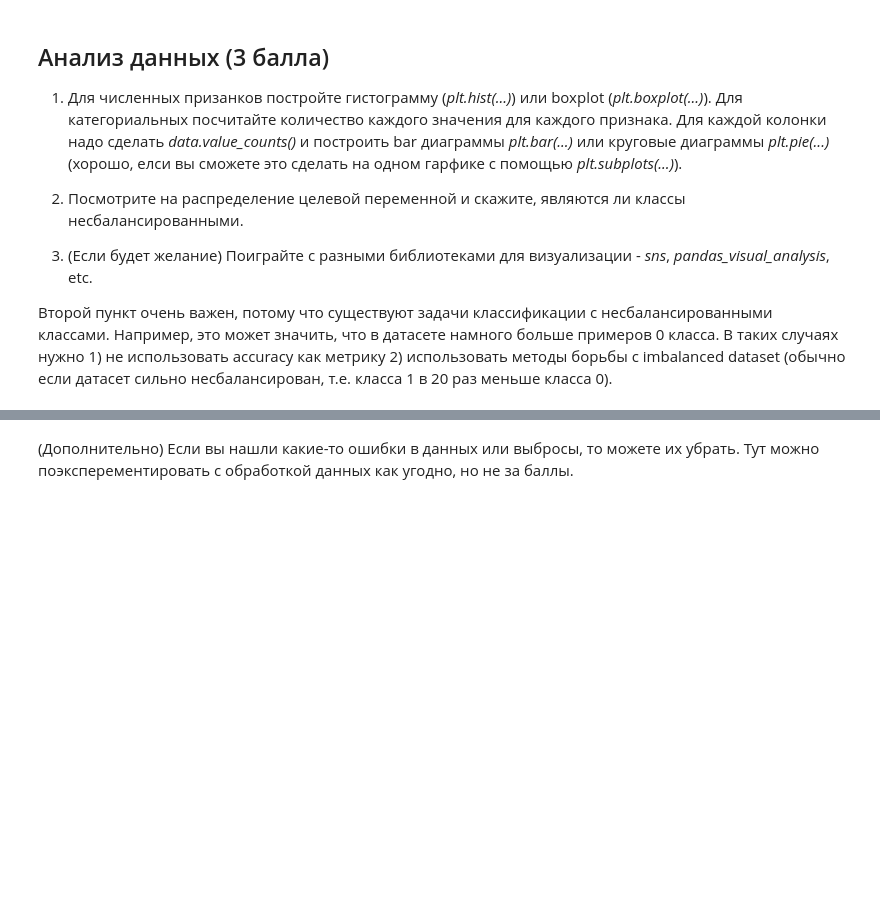
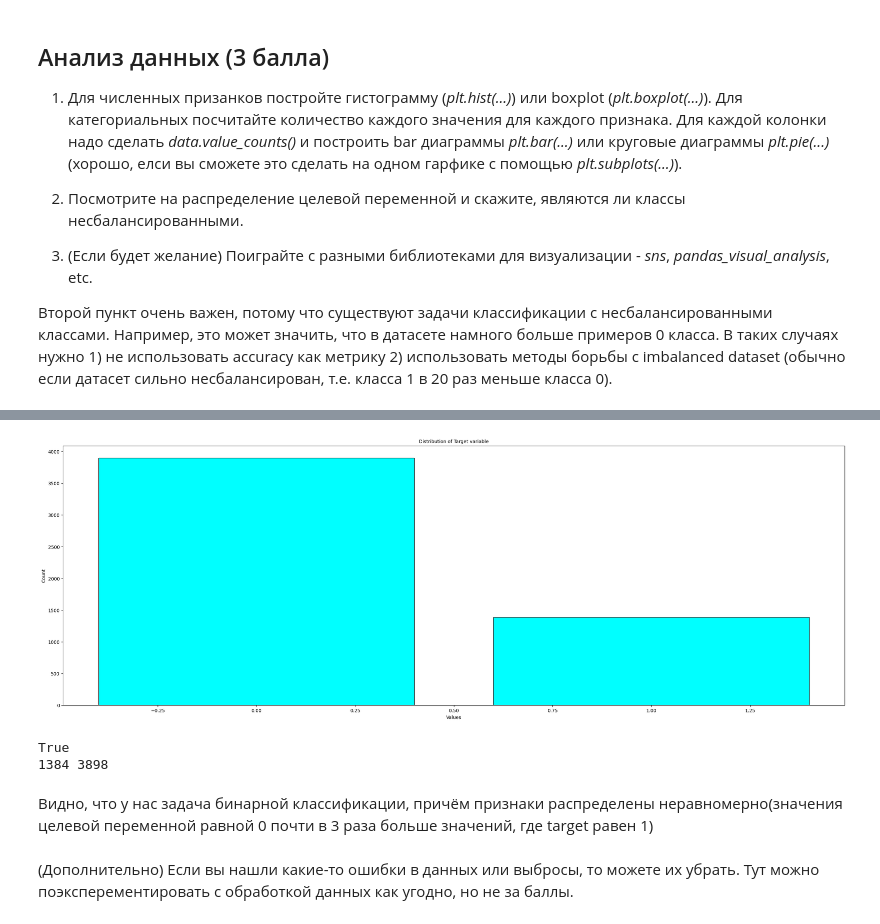
Before and after one commit to bbalandin/Trial, a Jupyter notebook: week_03_composition_model_selection/Homework/hw_3_kaggle.ipynb, the cells around one changed output, grey strips where cells are left out. Saved outputs shown, nothing was run; the diff lists cells and outputs as text; code cells hidden in the pictures; blank space fills up the shorter version.

```diff
--- a/week_03_composition_model_selection/Homework/hw_3_kaggle.ipynb
+++ b/week_03_composition_model_selection/Homework/hw_3_kaggle.ipynb
@@ -244,3 +257,22 @@ TypeError: ufunc 'divide' not supported for the input types, and the inputs coul
+# %%
+target_distribution = data['Churn'].value_counts()
+fig, ax = plt.subplots(figsize=(30, 10))
+ax.bar(target_distribution.index, target_distribution.values, color='cyan', edgecolor='black')
+ax.set_xlabel('Values', fontsize=10)
+ax.set_ylabel('Count', fontsize=10);
+ax.set_title('Distribution of Target variable', fontsize=10);
+# %% [output]
+[figure, added]
+# %%
+cnt_zeros = (data['Churn'] == 0).sum().sum()
+cnt_ones = (data['Churn'] == 1).sum().sum()
+print(data['Churn'].count() == cnt_ones + cnt_zeros) # проверяем что целевая переменная состоит только из нулей и единиц
+print(cnt_ones, cnt_zeros)
+# %% [output]
+True
+1384 3898
+# %% [markdown]
+Видно, что у нас задача бинарной классификации, причём признаки распределены неравномерно(значения целевой переменной равной 0 почти в 3 раза больше значений, где target равен 1)
 # %% [markdown]
 (Дополнительно) Если вы нашли какие-то ошибки в данных или выбросы, то можете их убрать. Тут можно поэксперементировать с обработкой данных как угодно, но не за баллы.
 # %%
```
Also changed, not shown: parts of 9 cells of this notebook.
